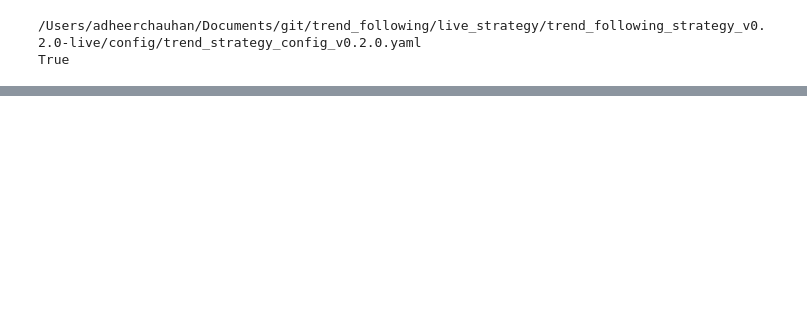
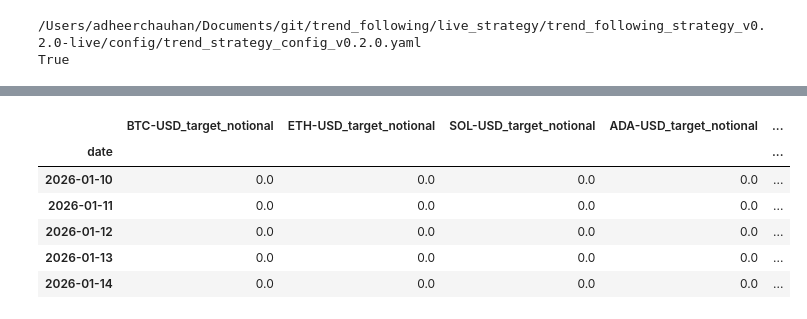
Before and after one commit to adheerchauhan/trend_following, a Jupyter notebook: research/notebooks/Trend_Following_Expanded_Universe_Live_Performance.ipynb, the cells around one changed output, grey strips where cells are left out. Saved outputs shown, nothing was run; the diff lists cells and outputs as text; code cells hidden in the pictures; blank space fills up the shorter version.

```diff
--- a/research/notebooks/Trend_Following_Expanded_Universe_Live_Performance.ipynb
+++ b/research/notebooks/Trend_Following_Expanded_Universe_Live_Performance.ipynb
@@ -1260,0 +1307,11 @@ date = today
+# %%
+target_notional_cols = [f'{ticker}_target_notional' for ticker in ticker_list]
+df[target_notional_cols].tail()
+# %% [output]
+|  | BTC-USD_target_notional | ETH-USD_target_notional | SOL-USD_target_notional | ADA-USD_target_notional | ... |
+| date |  |  |  |  | ... |
+| 2026-01-10 | 0.0 | 0.0 | 0.0 | 0.0 | ... |
+| 2026-01-11 | 0.0 | 0.0 | 0.0 | 0.0 | ... |
+| 2026-01-12 | 0.0 | 0.0 | 0.0 | 0.0 | ... |
+| 2026-01-13 | 0.0 | 0.0 | 0.0 | 0.0 | ... |
+| 2026-01-14 | 0.0 | 0.0 | 0.0 | 0.0 | ... |
```
Also changed, not shown: parts of 35 cells of this notebook, 1 other file.
